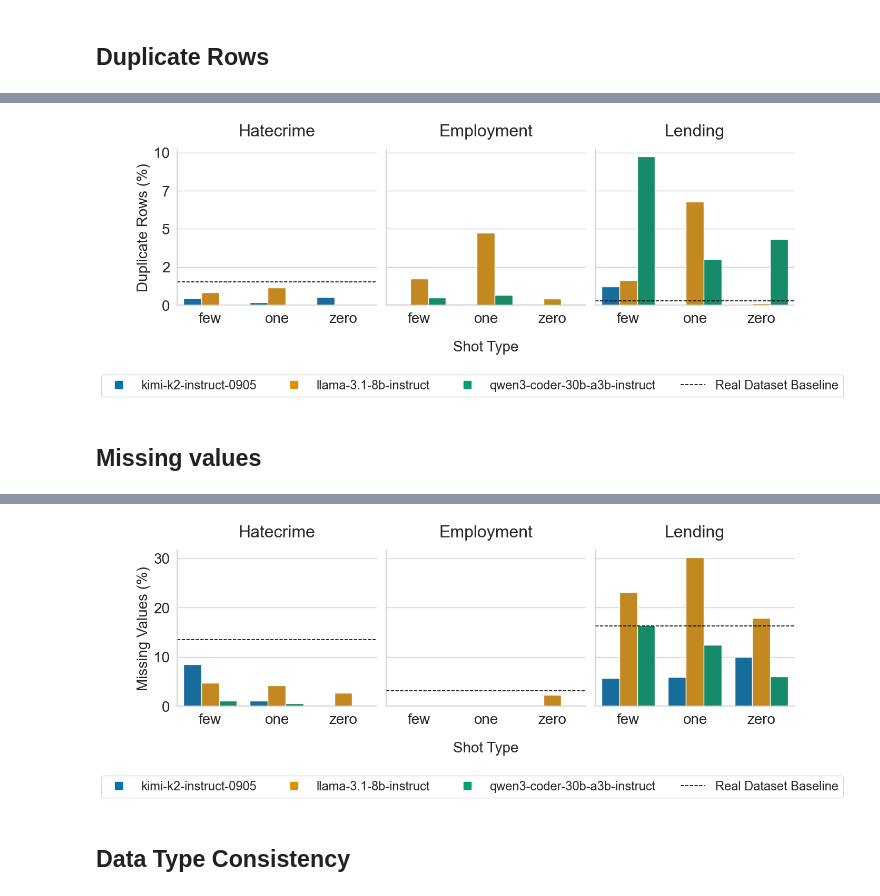
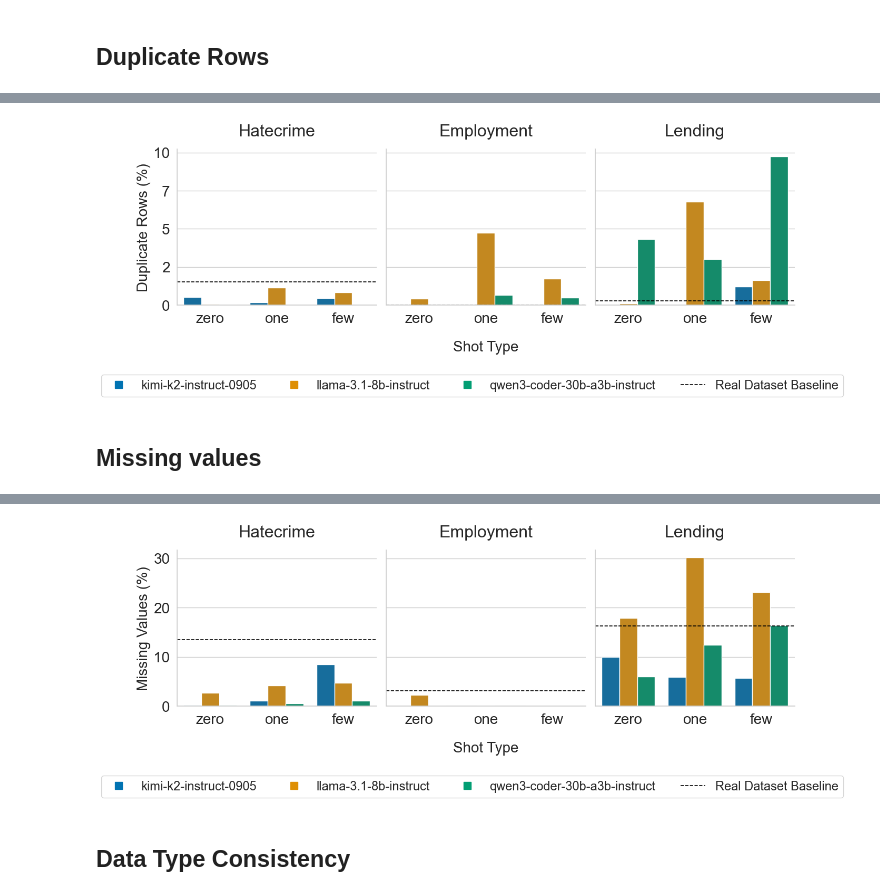
Before and after one commit to veronhoxha/master_thesis, a Jupyter notebook: notebooks/experiments/dataset_quality_visualization.ipynb, the cells around one changed output, grey strips where cells are left out. Cells and saved outputs as stored; diff of their text form; code cells hidden in the pictures.

```diff
--- a/notebooks/experiments/dataset_quality_visualization.ipynb
+++ b/notebooks/experiments/dataset_quality_visualization.ipynb
@@ -134,6 +134,7 @@ g_dom = sns.catplot(
     y="generated_duplicate_rows_pct",
     hue="model",
     col="domain",
+    order=SHOT_ORDER,
     hue_order=models,
     col_order=domains,
     palette=MODEL_PALETTE,
@@ -148,7 +149,6 @@ g_dom.fig.set_size_inches(4 * 1.05 * len(domains), 4)
 g_dom.set_titles("{col_name}")
 
 for i, (ax, domain) in enumerate(zip(g_dom.axes.flat, domains)):
-    # Add baseline line
     baseline = real_metrics.loc[real_metrics["domain"] == domain, "duplicate_rows_pct"]
     if not baseline.empty:
         ax.axhline(
@@ -195,7 +195,7 @@ g_dom.fig.legend(
 plt.savefig(FIGURES_DIR / "duplicate_rows_by_domain_shot_llm.png", bbox_inches='tight')
 plt.show()
 # %% [output]
-[figure, old version]
+[figure, new version]
 # %% [markdown]
 ## Missing values
 # %%
@@ -241,6 +241,7 @@ missing_summary
 | 25 | lending | qwen3-coder-30b-a3b-instruct | one | 12.433385 | 16.233921 | -3.800535 |
 | 26 | lending | qwen3-coder-30b-a3b-instruct | zero | 5.946758 | 16.233921 | -10.287162 |
 # %%
+
 missing_metric = "generated_overall_missing_pct"
 if missing_metric not in missing_summary.columns:
     missing_metric = "generated_overall_missing_pct_mean"
@@ -254,6 +255,7 @@ g_miss = sns.catplot(
     col="domain",
     hue_order=models,
     col_order=domains,
+    order=SHOT_ORDER,
     palette=MODEL_PALETTE,
     height=4,
     aspect=1.05,
@@ -284,34 +286,34 @@ for i, (ax, domain) in enumerate(zip(g_miss.axes.flat, domains)):
         ax.set_xlabel("Shot Type", fontsize=FONT_CONFIG['axes_label_size'], labelpad=20)
     else:
         ax.set_xlabel("", fontsize=FONT_CONFIG['axes_label_size'])
     ax.set_ylabel("Missing Values (%)", fontsize=FONT_CONFIG['axes_label_size'])
     ax.tick_params(axis='both', labelsize=FONT_CONFIG['tick_size'])
 
 handles_miss = [
     Line2D([0], [0], marker="s", linestyle="none", markersize=10, color=MODEL_PALETTE[model], label=model)
     for model in models
 ]
 
 baseline_handle = Line2D(
     [0], [0], color="black", linestyle="--", linewidth=1.2, label="Real Dataset Baseline"
 )
 handles_miss.append(baseline_handle)
 labels_miss = list(models) + ["Real Dataset Baseline"]
 
 g_miss.fig.legend(
     handles_miss,
     labels_miss,
     loc="lower center",
     bbox_to_anchor=(0.5, -0.30),
     ncol=max(1, len(models) + 1),
     fontsize=FONT_CONFIG['legend_size'],
     frameon=True,
 )
 
 plt.savefig(FIGURES_DIR / "missing_values_by_domain_shot_llm.png", bbox_inches='tight')
 plt.show()
 # %% [output]
-[figure, old version]
+[figure, new version]
 # %% [markdown]
 ## Data Type Consistency
 # %%
```
Also changed, not shown: parts of 2 cells of this notebook, 6 other files.
